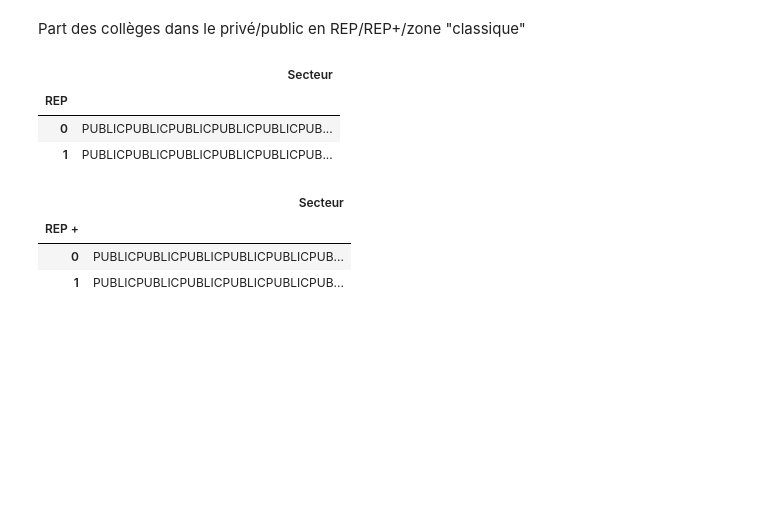
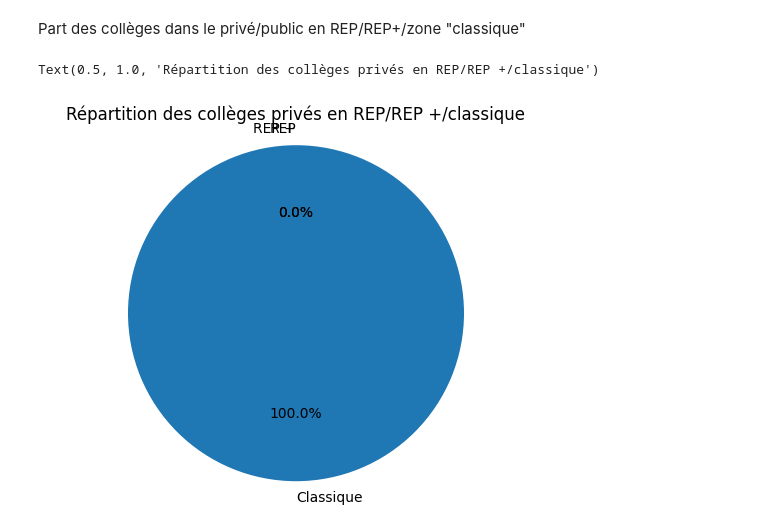
Before and after one commit to margotlafond/projet-info, a Jupyter notebook: analyse_data4.ipynb, the cells around one changed output. Cells and saved outputs as stored; diff of their text form; code cells hidden in the pictures; blank space fills up the shorter version.

```diff
--- a/analyse_data4.ipynb
+++ b/analyse_data4.ipynb
@@ -3,24 +3,23 @@ Part des collèges dans le privé/public en REP/REP+/zone "classique"
 # %%
 import pandas as pd
 import matplotlib.pyplot as plt
-# %%
-df = pd.read_csv('lv-college.csv', sep = ';')
-sect_rep = df.pivot_table(values = "Secteur", index = 'REP', aggfunc = 'sum')
-sect_replus = df.pivot_table(values = "Secteur", index = 'REP +', aggfunc = 'sum')
-display(sect_rep)
-display(sect_replus)
-# %% [output]
-|  | Secteur |
-| REP |  |
-| 0 | PUBLICPUBLICPUBLICPUBLICPUBLICPUB... |
-| 1 | PUBLICPUBLICPUBLICPUBLICPUBLICPUB... |
-|  | Secteur |
-| REP + |  |
-| 0 | PUBLICPUBLICPUBLICPUBLICPUBLICPUB... |
-| 1 | PUBLICPUBLICPUBLICPUBLICPUBLICPUB... |
 # %%
+df = pd.read_csv('lv-college.csv', sep = ';')
+
 secteur = df.groupby(by = ['Secteur'])
+
 prive = secteur.get_group(('PRIVE',))
-priv_replus = prive['REP +'].sum()
-priv_rep = prive['REP'].sum()
-nb_prive = prive.shape[1]
+nb_prive = prive.shape[0]
+priv_replus = prive['REP +'].sum()/nb_prive*100
+priv_rep = prive['REP'].sum()/nb_prive*100
+priv_clas = 100 - priv_replus - priv_rep
+
+labels = ['Classique', 'REP', 'REP +']
+values = [priv_clas, priv_rep, priv_replus]
+
+plt.pie(values, labels=labels, autopct='%1.1f%%', startangle=90)
+plt.axis('equal')
+plt.title('Répartition des collèges privés en REP/REP +/classique')
+# %% [output]
+Text(0.5, 1.0, 'Répartition des collèges privés en REP/REP +/classique')
+[figure, added]
```
Also changed, not shown: parts of 3 cells of this notebook.
